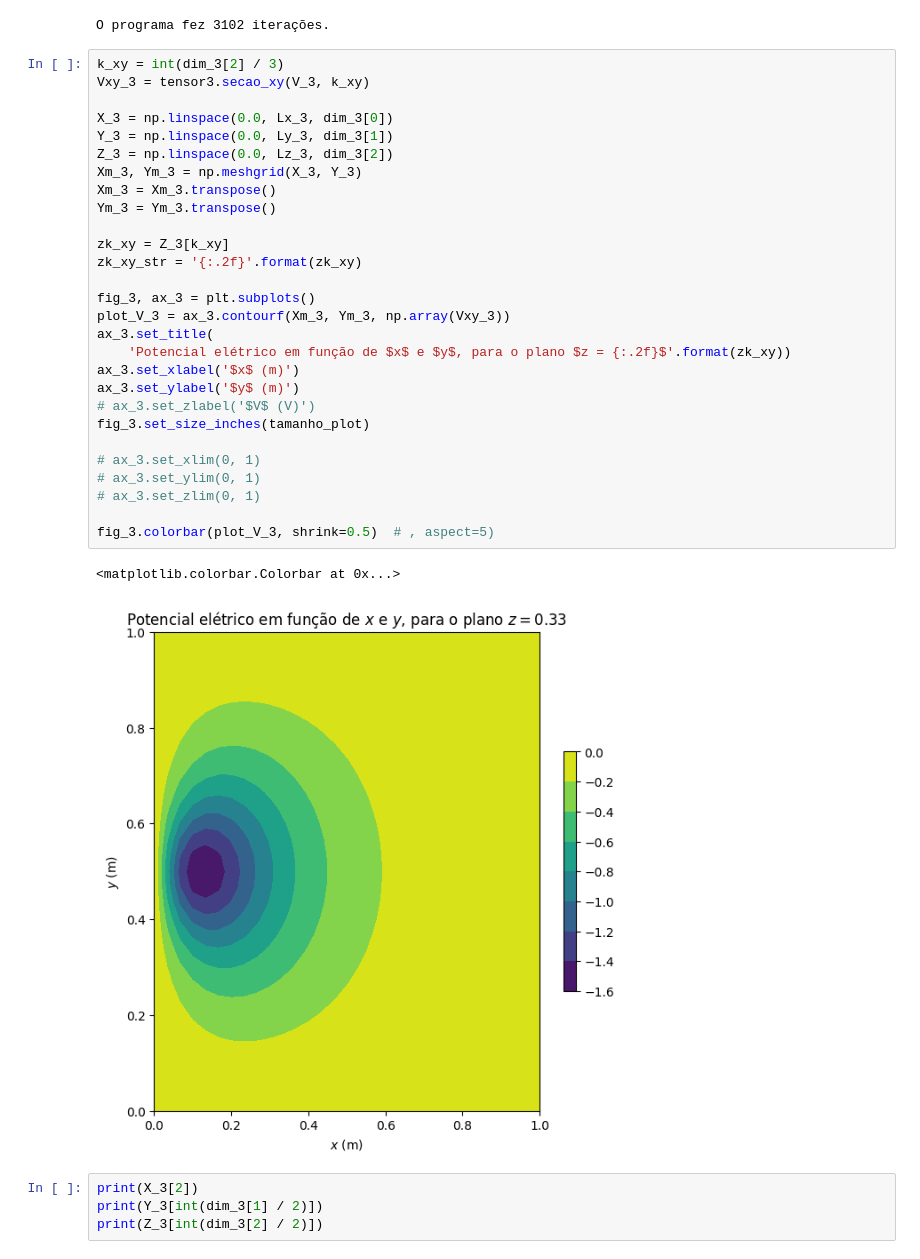
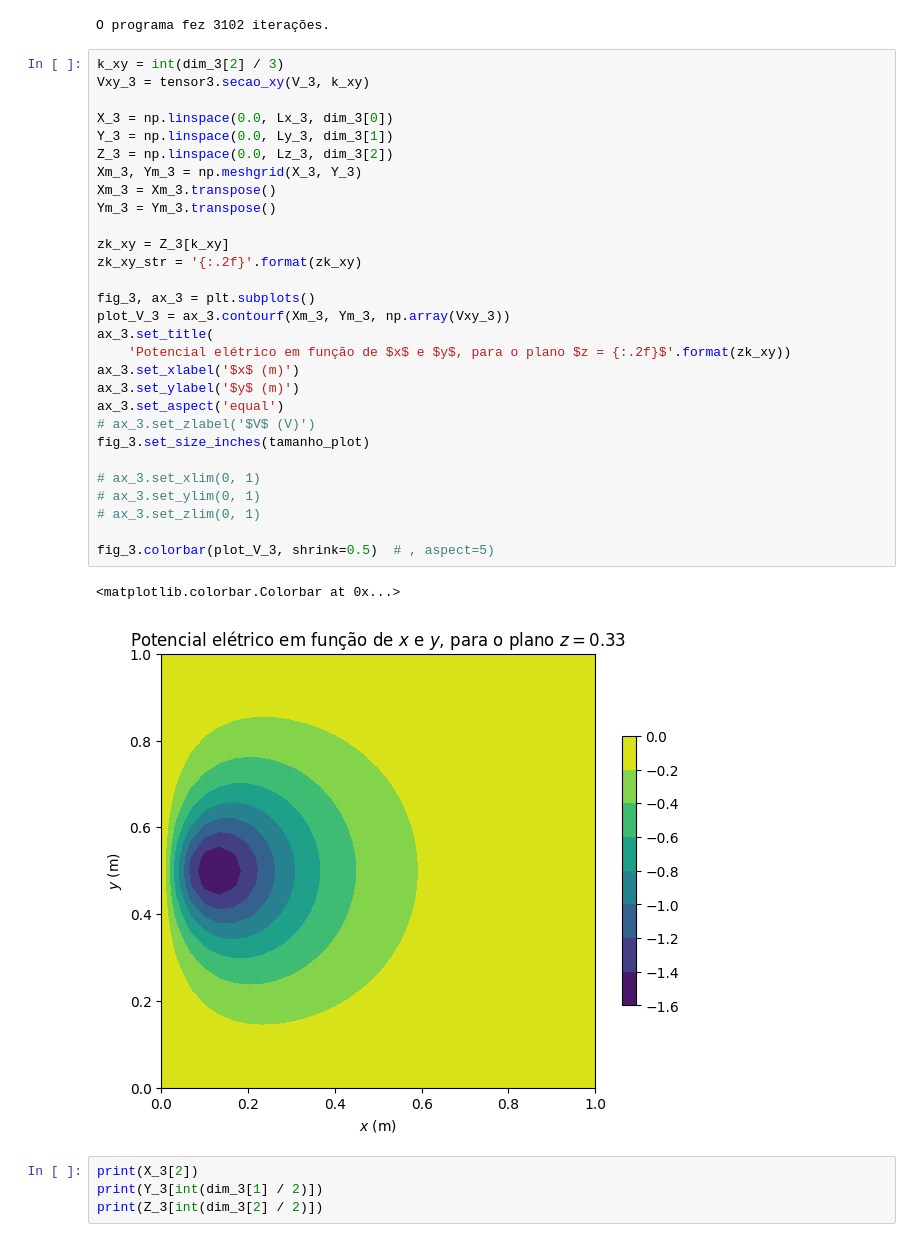
Before and after one commit to vdvdlk/metcomp2, a Jupyter notebook: lista02.ipynb, the cells around one changed output. Cells and saved outputs as stored; diff of their text form.

```diff
--- a/lista02.ipynb
+++ b/lista02.ipynb
@@ -293,34 +312,35 @@ O programa fez 3102 iterações.
 # %%
 k_xy = int(dim_3[2] / 3)
 Vxy_3 = tensor3.secao_xy(V_3, k_xy)
 
 X_3 = np.linspace(0.0, Lx_3, dim_3[0])
 Y_3 = np.linspace(0.0, Ly_3, dim_3[1])
 Z_3 = np.linspace(0.0, Lz_3, dim_3[2])
 Xm_3, Ym_3 = np.meshgrid(X_3, Y_3)
 Xm_3 = Xm_3.transpose()
 Ym_3 = Ym_3.transpose()
 
 zk_xy = Z_3[k_xy]
 zk_xy_str = '{:.2f}'.format(zk_xy)
 
 fig_3, ax_3 = plt.subplots()
 plot_V_3 = ax_3.contourf(Xm_3, Ym_3, np.array(Vxy_3))
 ax_3.set_title(
     'Potencial elétrico em função de $x$ e $y$, para o plano $z = {:.2f}$'.format(zk_xy))
 ax_3.set_xlabel('$x$ (m)')
 ax_3.set_ylabel('$y$ (m)')
+ax_3.set_aspect('equal')
 # ax_3.set_zlabel('$V$ (V)')
 fig_3.set_size_inches(tamanho_plot)
 
 # ax_3.set_xlim(0, 1)
 # ax_3.set_ylim(0, 1)
 # ax_3.set_zlim(0, 1)
 
 fig_3.colorbar(plot_V_3, shrink=0.5)  # , aspect=5)
 # %% [output]
 <matplotlib.colorbar.Colorbar at 0x...>
-[figure, old version]
+[figure, new version]
 # %%
 print(X_3[2])
 print(Y_3[int(dim_3[1] / 2)])
```
Also changed, not shown: parts of 6 cells of this notebook, 11 other files.
